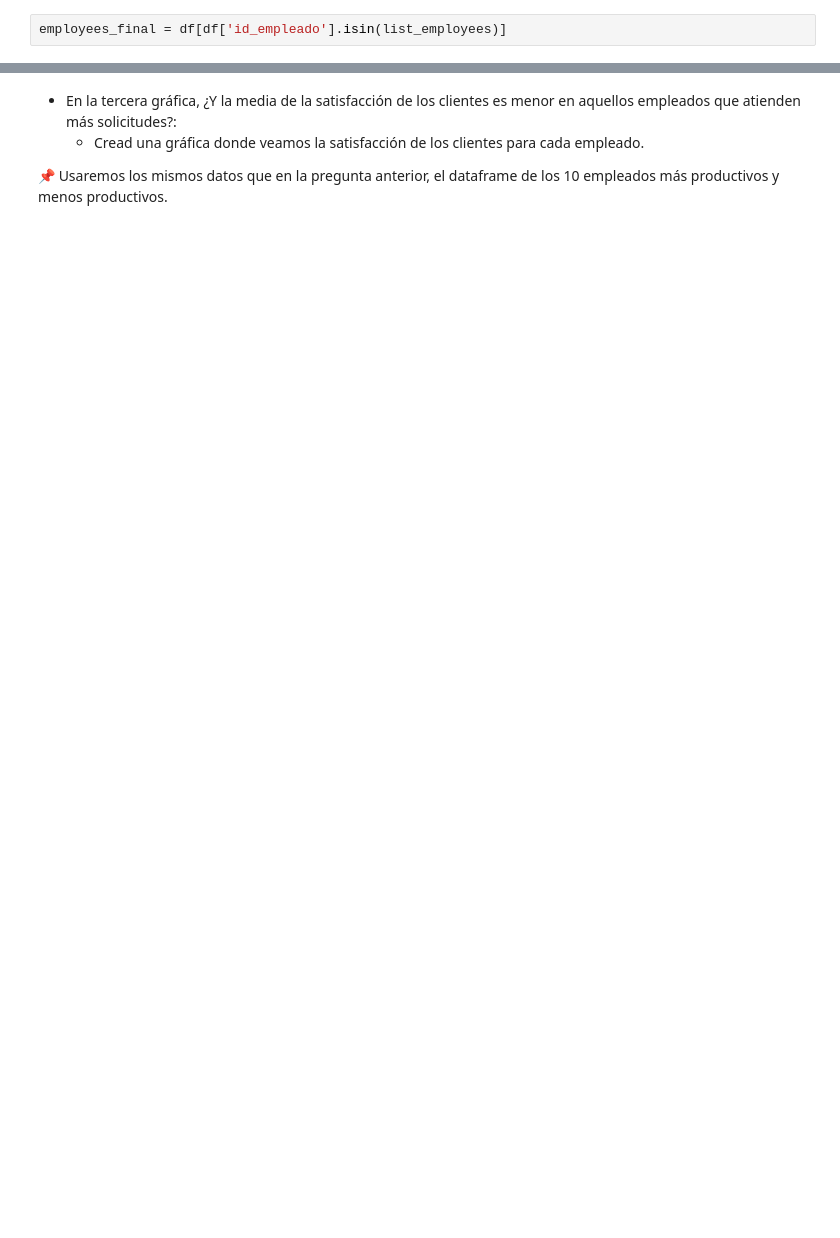
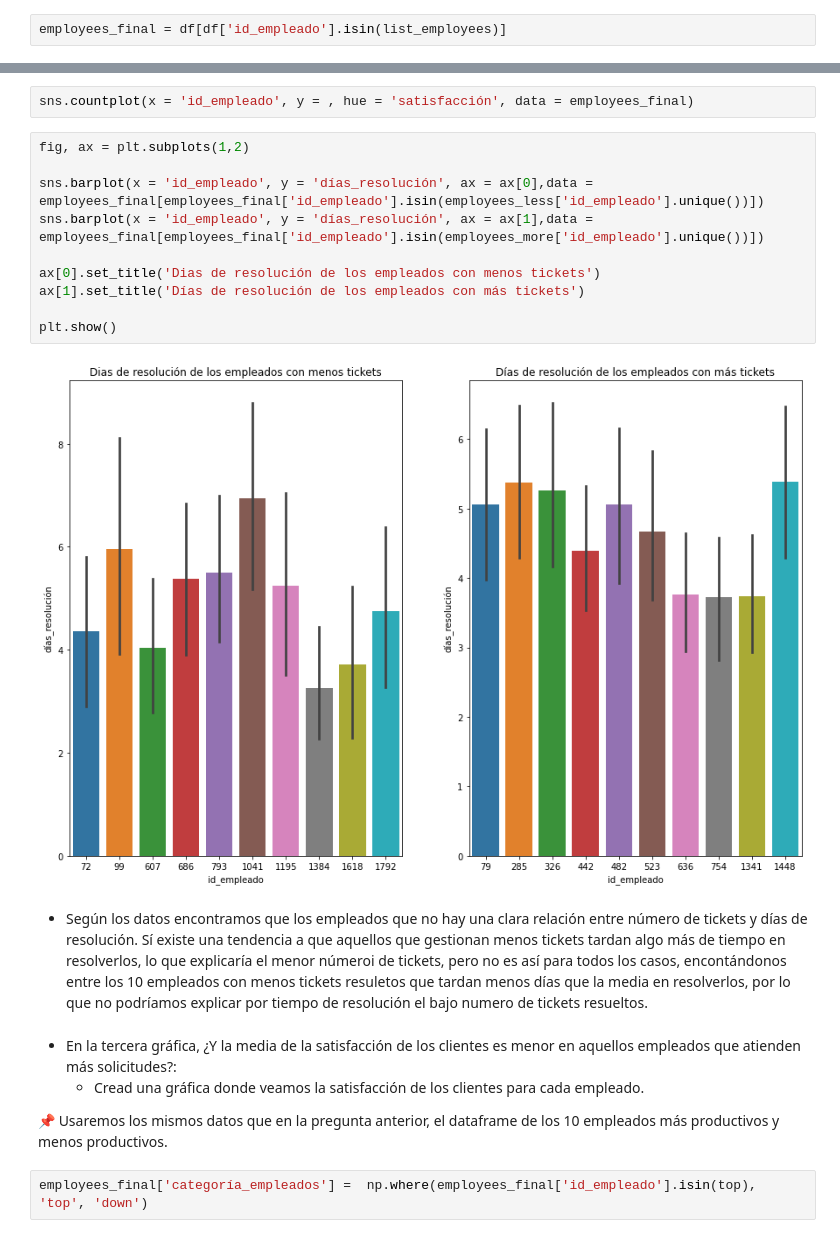
Before and after one commit to Adalab/promo_d_da_modulo2_sprint2_Cristina-Paloma, a Jupyter notebook: EDA/EDA-3.ipynb, the cells around one changed output, grey strips where cells are left out. Drawn from its saved outputs; the diff is of its cells as text; blank space fills up the shorter version.

Commit message:
Repasamos y finalizamos los ejercicios de pair programming y las hipótesis del df de limpieza

```diff
--- a/EDA/EDA-3.ipynb
+++ b/EDA/EDA-3.ipynb
@@ -202,6 +272,24 @@ sns.countplot(x = 'id_empleado', hue = 'satisfacción', data = employees_final)
+# %%
+sns.countplot(x = 'id_empleado', y = , hue = 'satisfacción', data = employees_final)
+# %%
+fig, ax = plt.subplots(1,2)
+
+sns.barplot(x = 'id_empleado', y = 'días_resolución', ax = ax[0],data = employees_final[employees_final['id_empleado'].isin(employees_less['id_empleado'].unique())])
+sns.barplot(x = 'id_empleado', y = 'días_resolución', ax = ax[1],data = employees_final[employees_final['id_empleado'].isin(employees_more['id_empleado'].unique())])
+
+ax[0].set_title('Dias de resolución de los empleados con menos tickets')
+ax[1].set_title('Días de resolución de los empleados con más tickets')
+
+plt.show()
+# %% [output]
+[figure, added]
+# %% [markdown]
+- Según los datos encontramos que los empleados que no hay una clara relación entre número de tickets y días de resolución. Sí existe una tendencia a que aquellos que gestionan menos tickets tardan algo más de tiempo en resolverlos, lo que explicaría el menor númeroi de tickets, pero no es así para todos los casos, encontándonos entre los 10 empleados con menos tickets resuletos que tardan menos días que la media en resolverlos, por lo que no podríamos explicar por tiempo de resolución el bajo numero de tickets resueltos.
 # %% [markdown]
 - En la tercera gráfica, ¿Y la media de la satisfacción de los clientes es menor en aquellos empleados que atienden más solicitudes?:
     - Cread una gráfica donde veamos la satisfacción de los clientes para cada empleado.
 
 
 📌 Usaremos los mismos datos que en la pregunta anterior, el dataframe de los 10 empleados más productivos y menos productivos.
+# %%
+employees_final['categoría_empleados'] =  np.where(employees_final['id_empleado'].isin(top), 'top', 'down')
```
Also changed, not shown: parts of 21 cells of this notebook, 3 other files.
